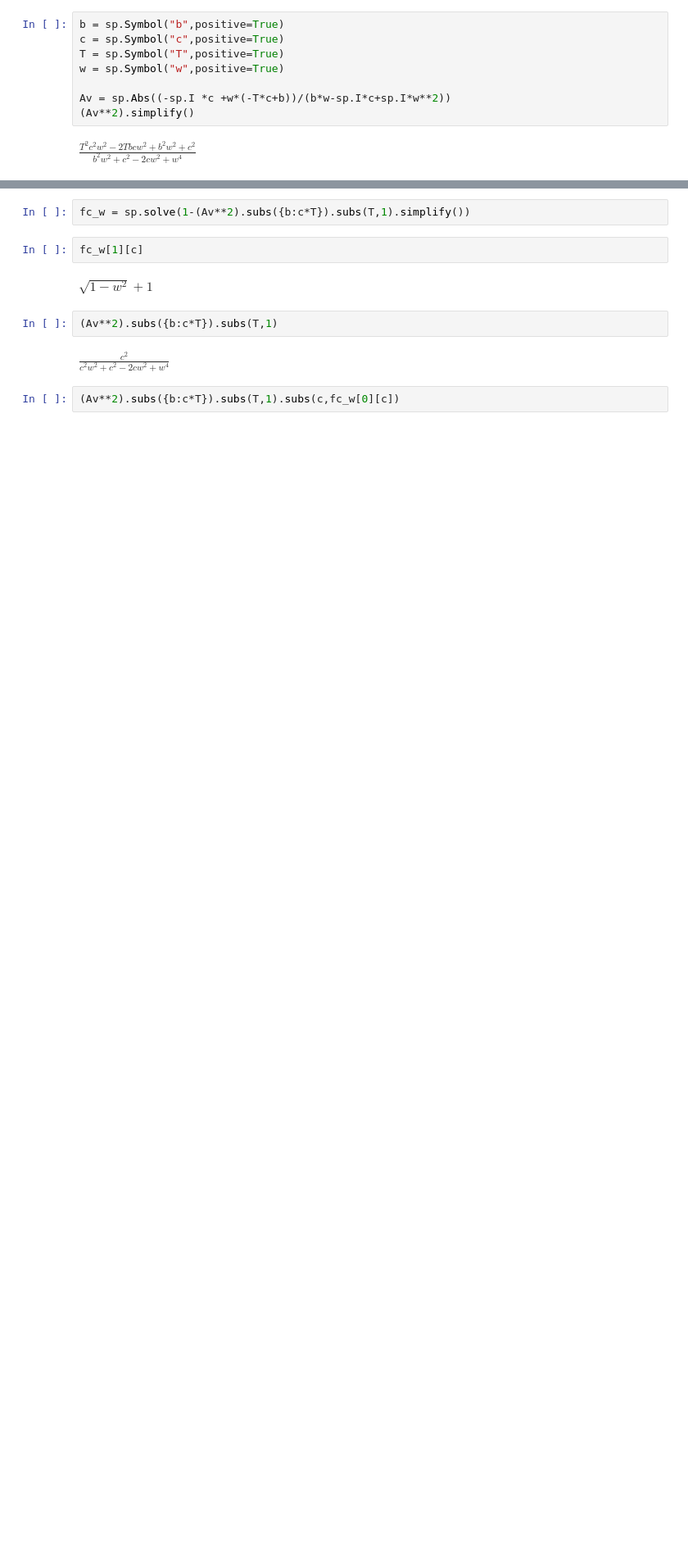
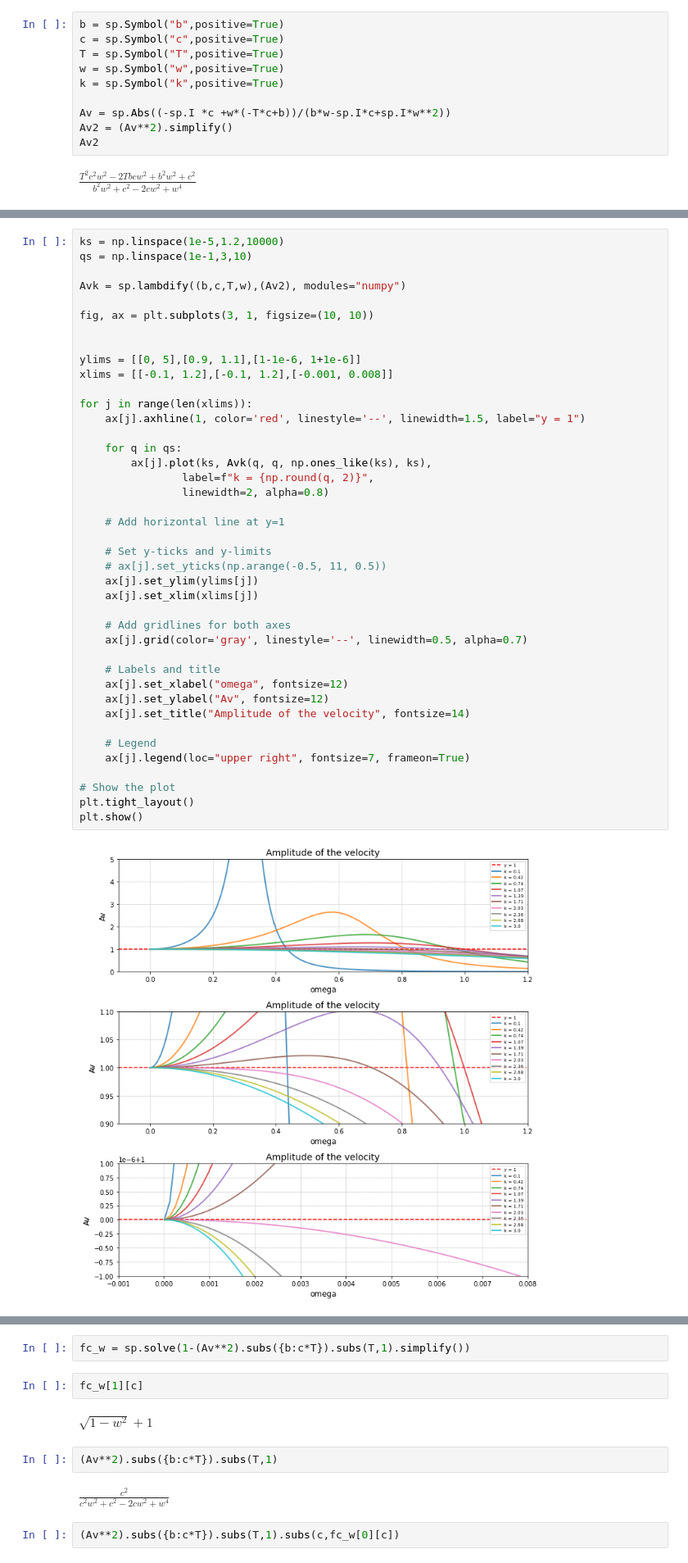
Before and after one commit to s204496/01257_advanced_math_modeling, a Jupyter notebook: ex1_ocsi_analys.ipynb, the cells around one changed output, grey strips where cells are left out. Shown: that part at 82% size. Cells and saved outputs as stored; diff of their text form; blank space fills up the shorter version.

```diff
--- a/ex1_ocsi_analys.ipynb
+++ b/ex1_ocsi_analys.ipynb
@@ -7,8 +7,10 @@ b = sp.Symbol("b",positive=True)
 c = sp.Symbol("c",positive=True)
 T = sp.Symbol("T",positive=True)
 w = sp.Symbol("w",positive=True)
+k = sp.Symbol("k",positive=True)
 
 Av = sp.Abs((-sp.I *c +w*(-T*c+b))/(b*w-sp.I*c+sp.I*w**2))
-(Av**2).simplify()
+Av2 = (Av**2).simplify()
+Av2
 # %% [output]
 $\displaystyle \frac{T^{2} c^{2} w^{2} - 2 T b c w^{2} + b^{2} w^{2} + c^{2}}{b^{2} w^{2} + c^{2} - 2 c w^{2} + w^{4}}$
@@ -24,0 +17,43 @@ plt.grid()
+# %%
+ks = np.linspace(1e-5,1.2,10000)
+qs = np.linspace(1e-1,3,10)
+
+Avk = sp.lambdify((b,c,T,w),(Av2), modules="numpy")
+
+fig, ax = plt.subplots(3, 1, figsize=(10, 10))
+
+
+ylims = [[0, 5],[0.9, 1.1],[1-1e-6, 1+1e-6]]
+xlims = [[-0.1, 1.2],[-0.1, 1.2],[-0.001, 0.008]]
+
+for j in range(len(xlims)):
+    ax[j].axhline(1, color='red', linestyle='--', linewidth=1.5, label="y = 1")
+
+    for q in qs:
+        ax[j].plot(ks, Avk(q, q, np.ones_like(ks), ks),
+                label=f"k = {np.round(q, 2)}",
+                linewidth=2, alpha=0.8)
+
+    # Add horizontal line at y=1
+
+    # Set y-ticks and y-limits
+    # ax[j].set_yticks(np.arange(-0.5, 11, 0.5))
+    ax[j].set_ylim(ylims[j])
+    ax[j].set_xlim(xlims[j])
+
+    # Add gridlines for both axes
+    ax[j].grid(color='gray', linestyle='--', linewidth=0.5, alpha=0.7)
+
+    # Labels and title
+    ax[j].set_xlabel("omega", fontsize=12)
+    ax[j].set_ylabel("Av", fontsize=12)
+    ax[j].set_title("Amplitude of the velocity", fontsize=14)
+
+    # Legend
+    ax[j].legend(loc="upper right", fontsize=7, frameon=True)
+
+# Show the plot
+plt.tight_layout()
+plt.show()
+# %% [output]
+[figure, added]
```
Also changed, not shown: parts of 8 cells of this notebook, 2 other files.
